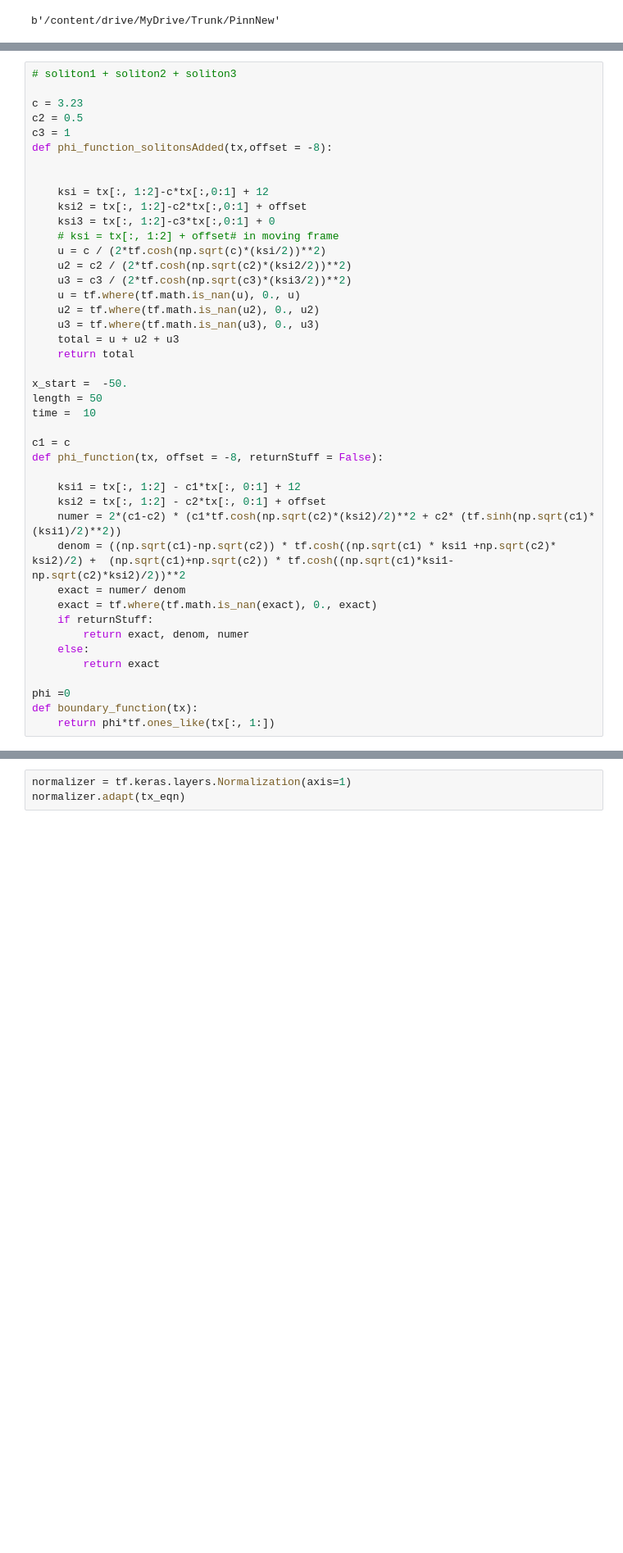
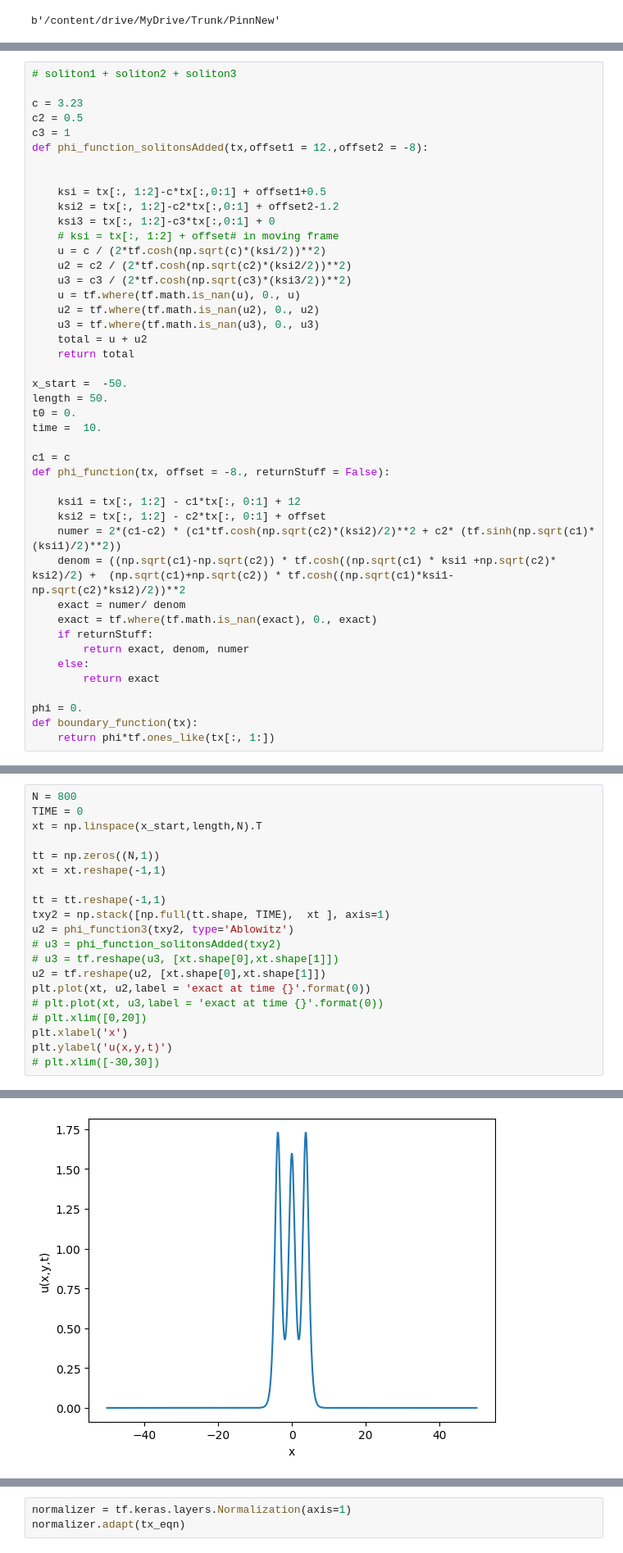
Before and after one commit to naiaseh/Trunk, a Jupyter notebook: PinnNew/KdV.ipynb, the cells around one changed output, grey strips where cells are left out. Shown at 82% size. Drawn from its saved outputs; the diff is of its cells as text; blank space fills up the shorter version.

Commit message:
added the analytical solution for 3 soliton case

```diff
--- a/PinnNew/KdV.ipynb
+++ b/PinnNew/KdV.ipynb
@@ -76,11 +159,11 @@ time =  10
 c = 3.23
 c2 = 0.5
 c3 = 1
-def phi_function_solitonsAdded(tx,offset = -8):
+def phi_function_solitonsAdded(tx,offset1 = 12.,offset2 = -8):
 
 
-    ksi = tx[:, 1:2]-c*tx[:,0:1] + 12
-    ksi2 = tx[:, 1:2]-c2*tx[:,0:1] + offset
+    ksi = tx[:, 1:2]-c*tx[:,0:1] + offset1+0.5
+    ksi2 = tx[:, 1:2]-c2*tx[:,0:1] + offset2-1.2
     ksi3 = tx[:, 1:2]-c3*tx[:,0:1] + 0
     # ksi = tx[:, 1:2] + offset# in moving frame
     u = c / (2*tf.cosh(np.sqrt(c)*(ksi/2))**2)
@@ -89,15 +172,16 @@ def phi_function_solitonsAdded(tx,offset = -8):
     u = tf.where(tf.math.is_nan(u), 0., u)
     u2 = tf.where(tf.math.is_nan(u2), 0., u2)
     u3 = tf.where(tf.math.is_nan(u3), 0., u3)
-    total = u + u2 + u3
+    total = u + u2
     return total
 
 x_start =  -50.
-length = 50
-time =  10
+length = 50.
+t0 = 0.
+time =  10.
 
 c1 = c
-def phi_function(tx, offset = -8, returnStuff = False):
+def phi_function(tx, offset = -8., returnStuff = False):
 
     ksi1 = tx[:, 1:2] - c1*tx[:, 0:1] + 12
     ksi2 = tx[:, 1:2] - c2*tx[:, 0:1] + offset
@@ -110,6 +194,6 @@ def phi_function(tx, offset = -8, returnStuff = False):
     else:
         return exact
 
-phi =0
+phi = 0.
 def boundary_function(tx):
     return phi*tf.ones_like(tx[:, 1:])
@@ -168,0 +229,21 @@ time = 10
+# %%
+N = 800
+TIME = 0
+xt = np.linspace(x_start,length,N).T
+
+tt = np.zeros((N,1))
+xt = xt.reshape(-1,1)
+
+tt = tt.reshape(-1,1)
+txy2 = np.stack([np.full(tt.shape, TIME),  xt ], axis=1)
+u2 = phi_function3(txy2, type='Ablowitz')
+# u3 = phi_function_solitonsAdded(txy2)
+# u3 = tf.reshape(u3, [xt.shape[0],xt.shape[1]])
+u2 = tf.reshape(u2, [xt.shape[0],xt.shape[1]])
+plt.plot(xt, u2,label = 'exact at time {}'.format(0))
+# plt.plot(xt, u3,label = 'exact at time {}'.format(0))
+# plt.xlim([0,20])
+plt.xlabel('x')
+plt.ylabel('u(x,y,t)')
+# plt.xlim([-30,30])
+# %% [output]
@@ -168,0 +251 @@ time = 10
+[figure, added]
```
Also changed, not shown: parts of 49 cells of this notebook.
